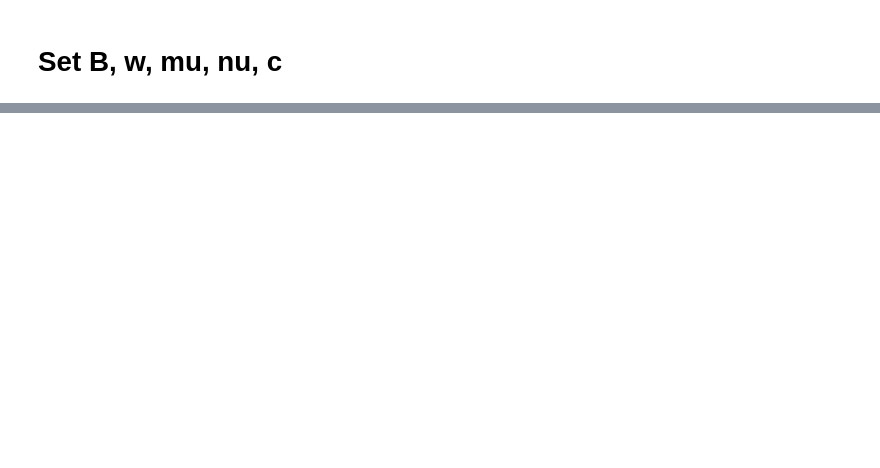
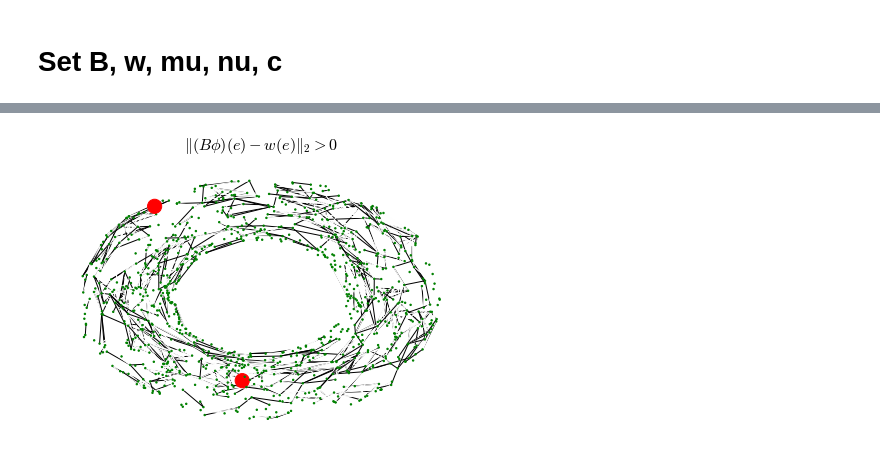
Before and after one commit to sawyer-jack-1/connection-graph-wasserstein, a Jupyter notebook: curvedtorus_connection_graph.ipynb, the cells around one changed output, grey strips where cells are left out. Cells and saved outputs as stored; diff of their text form; code cells hidden in the pictures; blank space fills up the shorter version.

```diff
--- a/curvedtorus_connection_graph.ipynb
+++ b/curvedtorus_connection_graph.ipynb
@@ -218,5 +264,5 @@ nx.draw(CG, pos=pos, node_size=node_size, **options)
 # %%
-%matplotlib notebook
+%matplotlib inline
 pos = {}
 n = embedding.shape[0]
 for i in range(n):
@@ -234,9 +280,11 @@ edge_color = (edge_score > 0).astype('float32')
 options = {
     "node_color": node_color,
     "edge_color": edge_color,
-    "width": 4,
+    "width": 1,
     "edge_cmap": plt.cm.binary,
     "with_labels": False,
 }
 nx.draw(CG, pos=pos, node_size=node_size, **options)
+plt.title('$\left\\|(B\\phi)(e) - w(e)\\right\\|_2> 0$')
+plt.show()
 # %% [output]
@@ -244,0 +291 @@ nx.draw(CG, pos=pos, node_size=node_size, **options)
+[figure, added]
```
Also changed, not shown: parts of 15 cells of this notebook, 1 other file.
